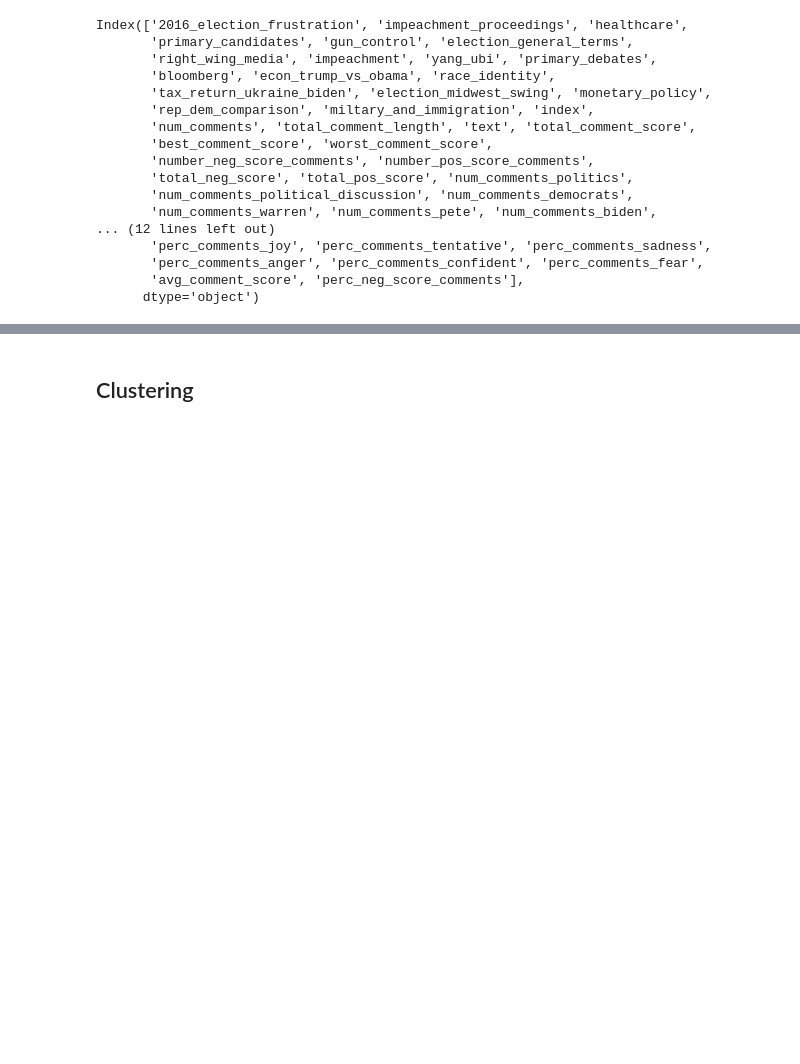
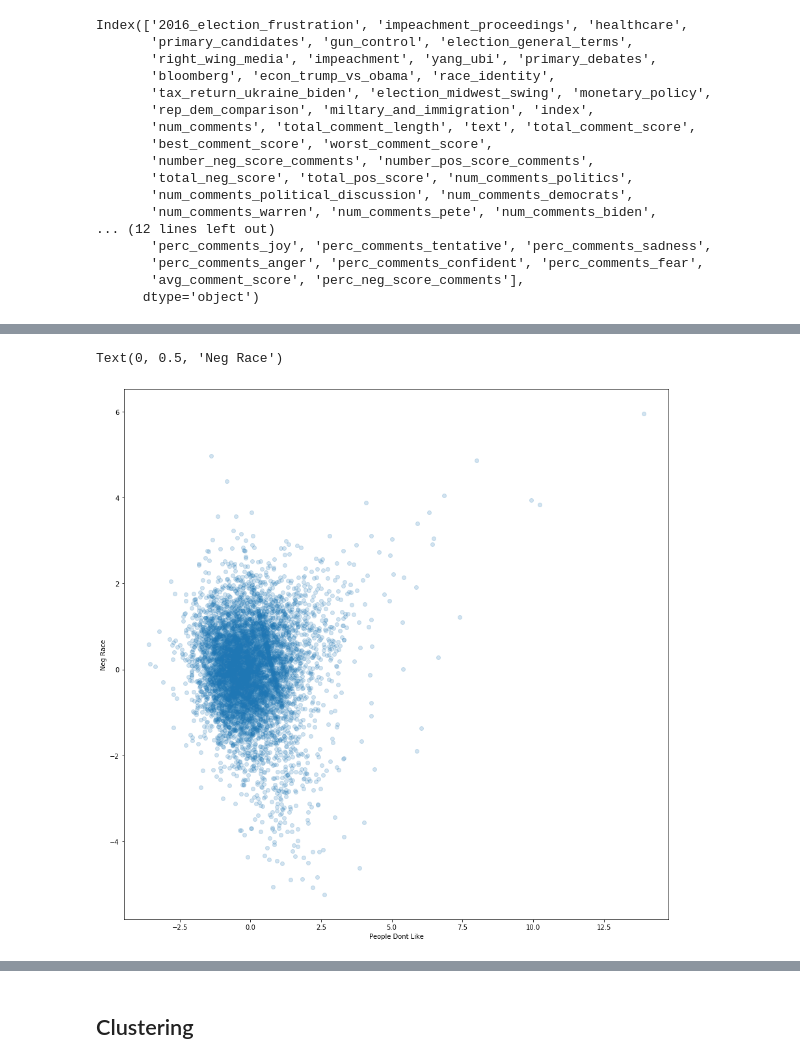
Before and after one commit to willyraedy/dem_electorate, a Jupyter notebook: notebooks/user_segmentation/Clustering - Numeric Values.ipynb, the cells around one changed output, grey strips where cells are left out. Saved outputs shown, nothing was run; the diff lists cells and outputs as text; code cells hidden in the pictures; blank space fills up the shorter version.

```diff
--- a/notebooks/user_segmentation/Clustering - Numeric Values.ipynb
+++ b/notebooks/user_segmentation/Clustering - Numeric Values.ipynb
@@ -421,7 +432,10 @@ plt.ylabel(pca_labels[1])
 # %%
 plt.figure(figsize=(15, 15))
-plt.scatter(pca_df[1], pca_df[2], alpha=0.2)
-plt.xlabel(pca_labels[1])
-plt.ylabel(pca_labels[2])
+plt.scatter(tone_pca_df[1], tone_pca_df[2], alpha=0.2)
+plt.xlabel(tone_pca_labels[1])
+plt.ylabel(tone_pca_labels[2])
+# %% [output]
+Text(0, 0.5, 'Neg Race')
+[figure, added]
 # %%
 plt.figure(figsize=(15, 15))
```
Also changed, not shown: parts of 28 cells of this notebook, 3 other files.
